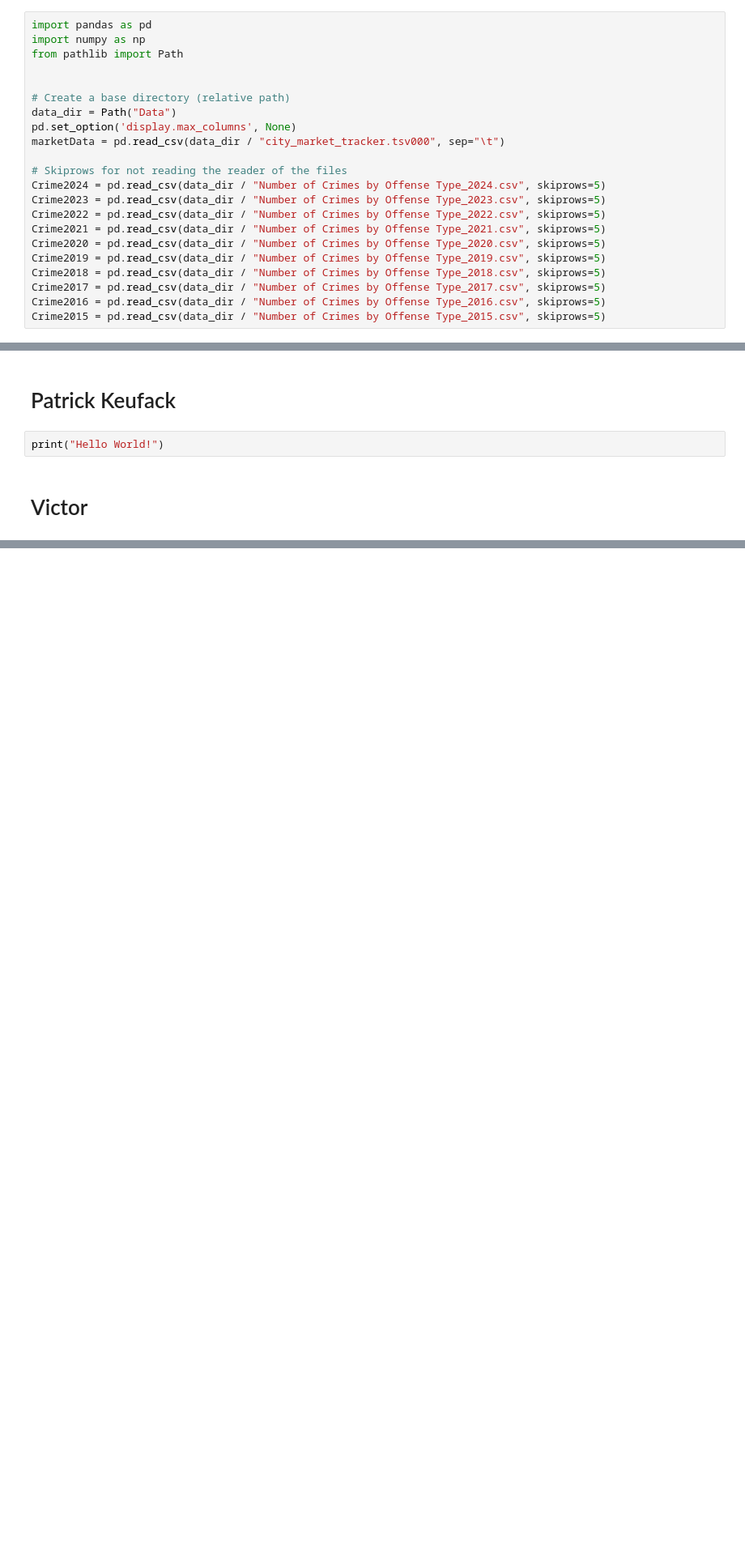
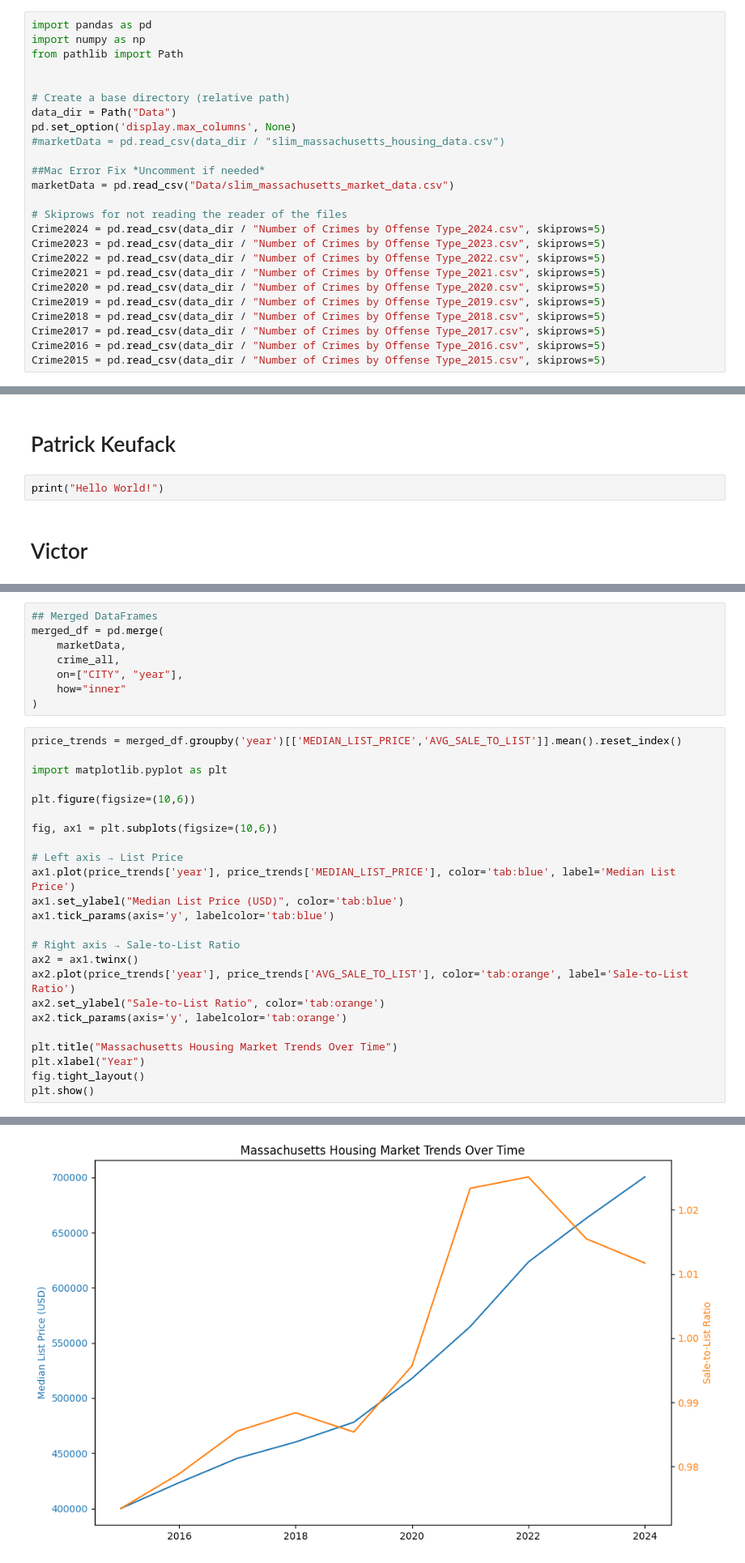
Before and after one commit to tivnanjatwit/Housing-LR, a Jupyter notebook: DATA3010_Project.ipynb, the cells around one changed output, grey strips where cells are left out. Shown at 81% size. Cells and saved outputs as stored; diff of their text form; blank space fills up the shorter version.

Commit message:
Update DATA3010_Project.ipynb
Merged and initial visualization of combine datasets and initial tests.

```diff
--- a/DATA3010_Project.ipynb
+++ b/DATA3010_Project.ipynb
@@ -9,7 +9,10 @@ from pathlib import Path
 # Create a base directory (relative path)
 data_dir = Path("Data")
 pd.set_option('display.max_columns', None)
-marketData = pd.read_csv(data_dir / "city_market_tracker.tsv000", sep="\t")
+#marketData = pd.read_csv(data_dir / "slim_massachusetts_housing_data.csv")
+
+##Mac Error Fix *Uncomment if needed*
+marketData = pd.read_csv("Data/slim_massachusetts_market_data.csv")
 
 # Skiprows for not reading the reader of the files
 Crime2024 = pd.read_csv(data_dir / "Number of Crimes by Offense Type_2024.csv", skiprows=5)
@@ -345,0 +433,33 @@ print(Crime2024.head())
+# %%
+## Merged DataFrames
+merged_df = pd.merge(
+    marketData,
+    crime_all,
+    on=["CITY", "year"],
+    how="inner"
+)
+# %%
+price_trends = merged_df.groupby('year')[['MEDIAN_LIST_PRICE','AVG_SALE_TO_LIST']].mean().reset_index()
+
+import matplotlib.pyplot as plt
+
+plt.figure(figsize=(10,6))
+
+fig, ax1 = plt.subplots(figsize=(10,6))
+
+# Left axis → List Price
+ax1.plot(price_trends['year'], price_trends['MEDIAN_LIST_PRICE'], color='tab:blue', label='Median List Price')
+ax1.set_ylabel("Median List Price (USD)", color='tab:blue')
+ax1.tick_params(axis='y', labelcolor='tab:blue')
+
+# Right axis → Sale-to-List Ratio
+ax2 = ax1.twinx()
+ax2.plot(price_trends['year'], price_trends['AVG_SALE_TO_LIST'], color='tab:orange', label='Sale-to-List Ratio')
+ax2.set_ylabel("Sale-to-List Ratio", color='tab:orange')
+ax2.tick_params(axis='y', labelcolor='tab:orange')
+
+plt.title("Massachusetts Housing Market Trends Over Time")
+plt.xlabel("Year")
+fig.tight_layout()
+plt.show()
+# %% [output]
@@ -345,0 +467 @@ print(Crime2024.head())
+[figure, added]
```
Also changed, not shown: parts of 12 cells of this notebook.
